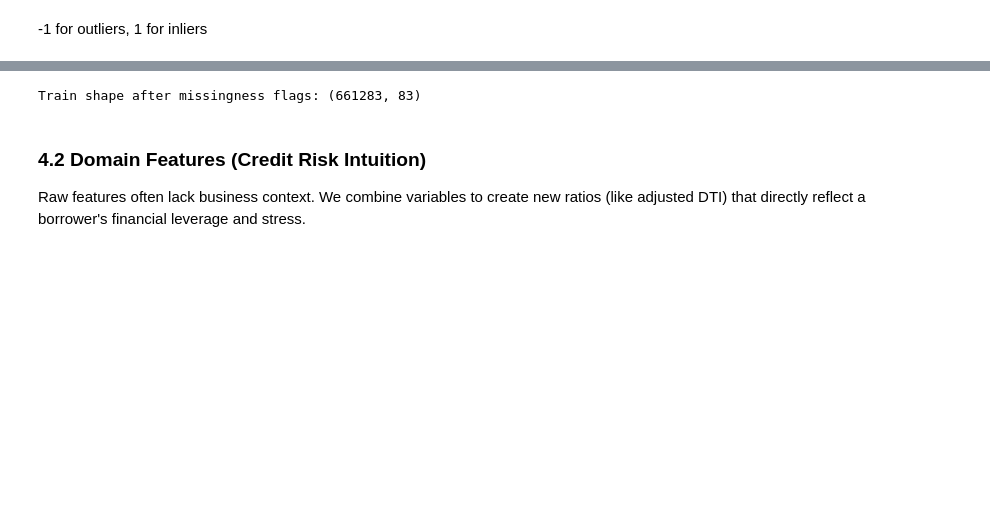
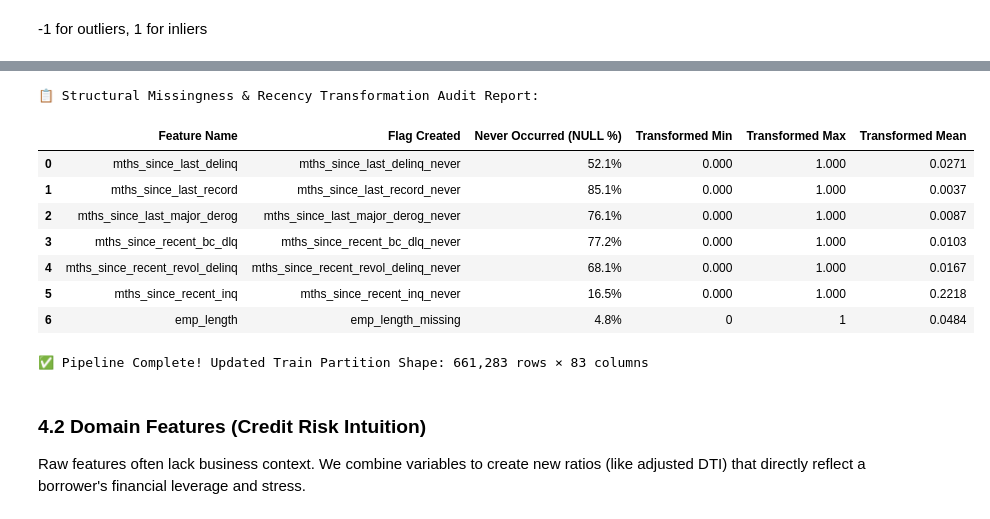
Before and after one commit to YonatanGafri/lending-club-mlops, a Jupyter notebook: Lending_Club_Project_Semifinal.ipynb, the cells around one changed output, grey strips where cells are left out. Drawn from its saved outputs; the diff is of its cells as text; code cells hidden in the pictures; blank space fills up the shorter version.

Commit message:
Refine pipeline up to Chapter 5: Ingestion Schema, EDA, Recency Transformation, Domain Ratios, and Personas 100% complete

```diff
--- a/Lending_Club_Project_Semifinal.ipynb
+++ b/Lending_Club_Project_Semifinal.ipynb
@@ -1052,29 +1144,80 @@ Previously, missing values in `mths_since_last_*` were imputed with the arbitrar
 # %%
-# Create structural missingness flags
+# ==============================================================================
+# 4.1 & 4.2 Structural Missingness Flags & Recency Transformation
+# ==============================================================================
+import pandas as pd
+from IPython.display import display
+import polars as pl
+
 structural_miss_cols = [
     'mths_since_last_delinq', 'mths_since_last_record',
     'mths_since_last_major_derog', 'mths_since_recent_bc_dlq',
     'mths_since_recent_revol_delinq', 'mths_since_recent_inq',
 ]
 
+report_data = []
+
 for col in structural_miss_cols:
     if col not in train_df.columns:
         continue
     flag_name = f'{col}_never'
+
+    # 1. Calculate percentage of structural missingness before transformation
+    pct_never = train_df[col].is_null().mean() * 100
+
+    # 2. Generate Binary Indicator Flag
     train_df = train_df.with_columns(pl.col(col).is_null().cast(pl.Int8).alias(flag_name))
     test_df = test_df.with_columns(pl.col(col).is_null().cast(pl.Int8).alias(flag_name))
-    # Recency Transformation: 1 / (x + 1), treating NULL (never happened) as 0.0
+
+    # 3. Recency Transformation: 1 / (x + 1), treating NULL (never happened) as 0.0
     train_df = train_df.with_columns((1.0 / (pl.col(col) + 1.0)).fill_null(0.0).alias(col))
     test_df = test_df.with_columns((1.0 / (pl.col(col) + 1.0)).fill_null(0.0).alias(col))
 
-# emp_length missing flag (anomalous - high default rate when missing)
+    # Collect summary metrics for reporting
+    col_min = train_df[col].min()
+    col_max = train_df[col].max()
+    col_mean = train_df[col].mean()
+
+    report_data.append({
+        'Feature Name': col,
+        'Flag Created': flag_name,
+        'Never Occurred (NULL %)': f"{pct_never:.1f}%",
+        'Transformed Min': f"{col_min:.3f}",
+        'Transformed Max': f"{col_max:.3f}",
+        'Transformed Mean': f"{col_mean:.4f}"
+    })
+
+# Add emp_length_missing flag
 if 'emp_length' in train_df.columns:
+    pct_emp_miss = train_df['emp_length'].is_null().mean() * 100
     train_df = train_df.with_columns(pl.col('emp_length').is_null().cast(pl.Int8).alias('emp_length_missing'))
     test_df = test_df.with_columns(pl.col('emp_length').is_null().cast(pl.Int8).alias('emp_length_missing'))
+    report_data.append({
+        'Feature Name': 'emp_length',
+        'Flag Created': 'emp_length_missing',
+        'Never Occurred (NULL %)': f"{pct_emp_miss:.1f}%",
+        'Transformed Min': "0",
+        'Transformed Max': "1",
+        'Transformed Mean': f"{(pct_emp_miss/100):.4f}"
+    })
 
-print(f'Train shape after missingness flags: {train_df.shape}')
+# Render Beautiful Styled Report Table
+report_df = pd.DataFrame(report_data)
+print("📋 Structural Missingness & Recency Transformation Audit Report:")
+display(report_df.style.set_properties(**{'text-align': 'center'}))
+
+print(f"\n✅ Pipeline Complete! Updated Train Partition Shape: {train_df.shape[0]:,} rows × {train_df.shape[1]:,} columns")
 # %% [output]
-Train shape after missingness flags: (661283, 83)
+📋 Structural Missingness & Recency Transformation Audit Report:
+|  | Feature Name | Flag Created | Never Occurred (NULL %) | Transformed Min | Transformed Max | Transformed Mean |
+| 0 | mths_since_last_delinq | mths_since_last_delinq_never | 52.1% | 0.000 | 1.000 | 0.0271 |
+| 1 | mths_since_last_record | mths_since_last_record_never | 85.1% | 0.000 | 1.000 | 0.0037 |
+| 2 | mths_since_last_major_derog | mths_since_last_major_derog_never | 76.1% | 0.000 | 1.000 | 0.0087 |
+| 3 | mths_since_recent_bc_dlq | mths_since_recent_bc_dlq_never | 77.2% | 0.000 | 1.000 | 0.0103 |
+| 4 | mths_since_recent_revol_delinq | mths_since_recent_revol_delinq_never | 68.1% | 0.000 | 1.000 | 0.0167 |
+| 5 | mths_since_recent_inq | mths_since_recent_inq_never | 16.5% | 0.000 | 1.000 | 0.2218 |
+| 6 | emp_length | emp_length_missing | 4.8% | 0 | 1 | 0.0484 |
+✅ Pipeline Complete! Updated Train Partition Shape: 661,283 rows × 83 columns
 # %% [markdown]
 ### 4.2 Domain Features (Credit Risk Intuition)
 Raw features often lack business context. We combine variables to create new ratios (like adjusted DTI) that directly reflect a borrower's financial leverage and stress.
```
Also changed, not shown: parts of 23 cells of this notebook, 3 other files.
